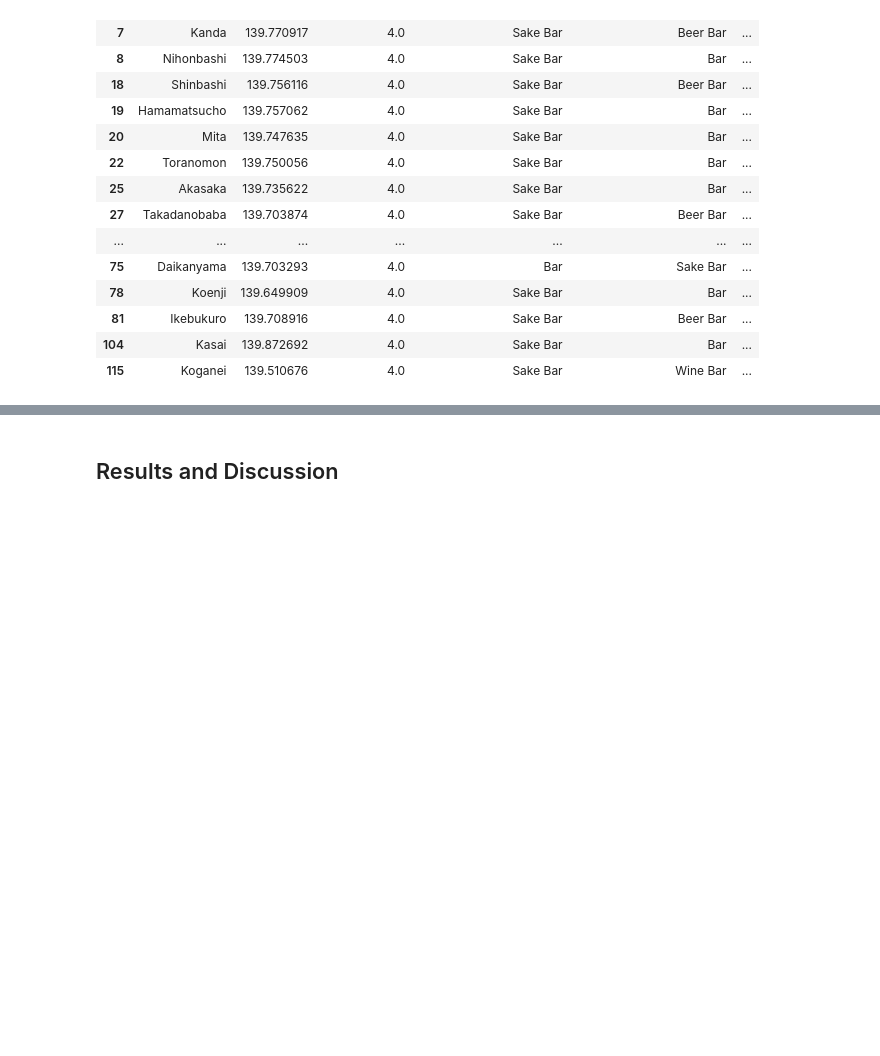
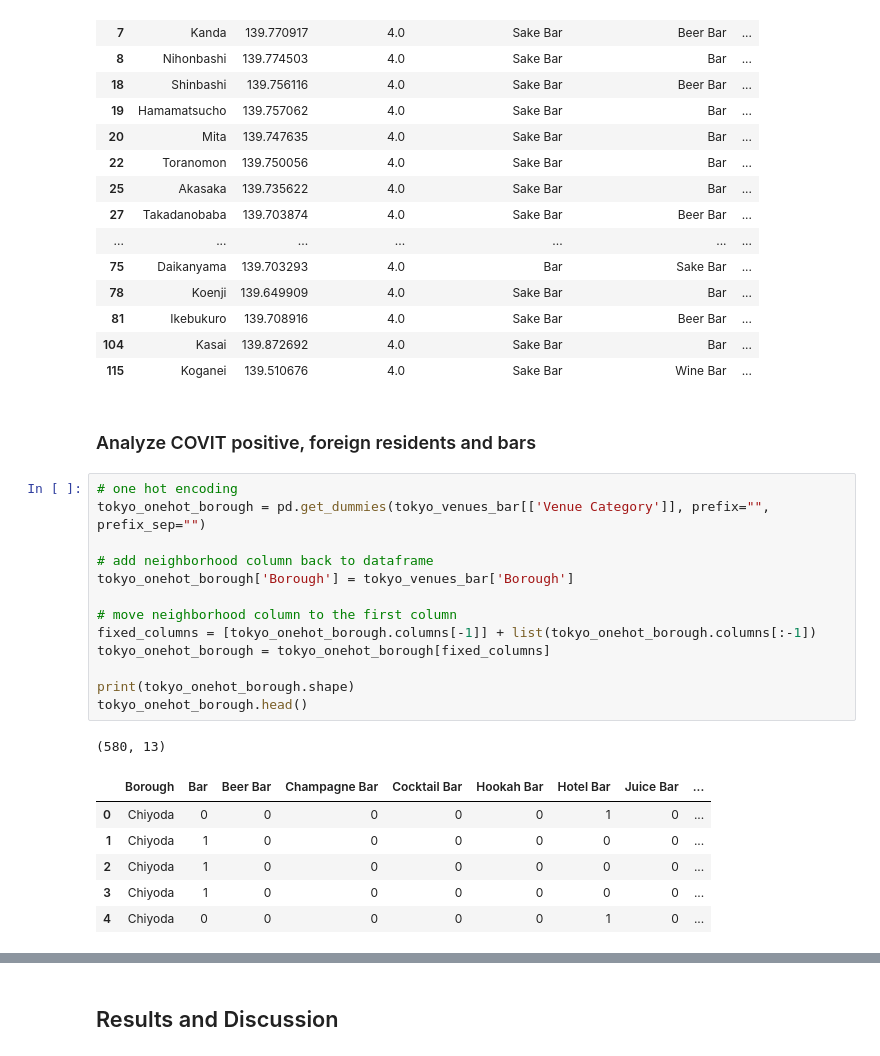
Before and after one commit to taakuu/Coursera_Capstone, a Jupyter notebook: Week4-5_The_Battle_of_Neighborhoods/Week5-The-Battle-of-Neighborhoods.ipynb, the cells around one changed output, grey strips where cells are left out. Saved outputs shown, nothing was run; the diff lists cells and outputs as text; blank space fills up the shorter version.

```diff
--- a/Week4-5_The_Battle_of_Neighborhoods/Week5-The-Battle-of-Neighborhoods.ipynb
+++ b/Week4-5_The_Battle_of_Neighborhoods/Week5-The-Battle-of-Neighborhoods.ipynb
@@ -1194,3 +1180,26 @@ tokyo_merged.loc[tokyo_merged['Cluster Labels'] == 4, tokyo_merged.columns[[1] +
 | 81 | Ikebukuro | 139.708916 | 4.0 | Sake Bar | Beer Bar | ... |
 | 104 | Kasai | 139.872692 | 4.0 | Sake Bar | Bar | ... |
 | 115 | Koganei | 139.510676 | 4.0 | Sake Bar | Wine Bar | ... |
+# %% [markdown]
+### Analyze COVIT positive, foreign residents and bars
+# %%
+# one hot encoding
+tokyo_onehot_borough = pd.get_dummies(tokyo_venues_bar[['Venue Category']], prefix="", prefix_sep="")
+
+# add neighborhood column back to dataframe
+tokyo_onehot_borough['Borough'] = tokyo_venues_bar['Borough']
+
+# move neighborhood column to the first column
+fixed_columns = [tokyo_onehot_borough.columns[-1]] + list(tokyo_onehot_borough.columns[:-1])
+tokyo_onehot_borough = tokyo_onehot_borough[fixed_columns]
+
+print(tokyo_onehot_borough.shape)
+tokyo_onehot_borough.head()
+# %% [output]
+(580, 13)
+|  | Borough | Bar | Beer Bar | Champagne Bar | Cocktail Bar | Hookah Bar | Hotel Bar | Juice Bar | ... |
+| 0 | Chiyoda | 0 | 0 | 0 | 0 | 0 | 1 | 0 | ... |
+| 1 | Chiyoda | 1 | 0 | 0 | 0 | 0 | 0 | 0 | ... |
+| 2 | Chiyoda | 1 | 0 | 0 | 0 | 0 | 0 | 0 | ... |
+| 3 | Chiyoda | 1 | 0 | 0 | 0 | 0 | 0 | 0 | ... |
+| 4 | Chiyoda | 0 | 0 | 0 | 0 | 0 | 1 | 0 | ... |
```
Also changed, not shown: parts of 37 cells of this notebook.
